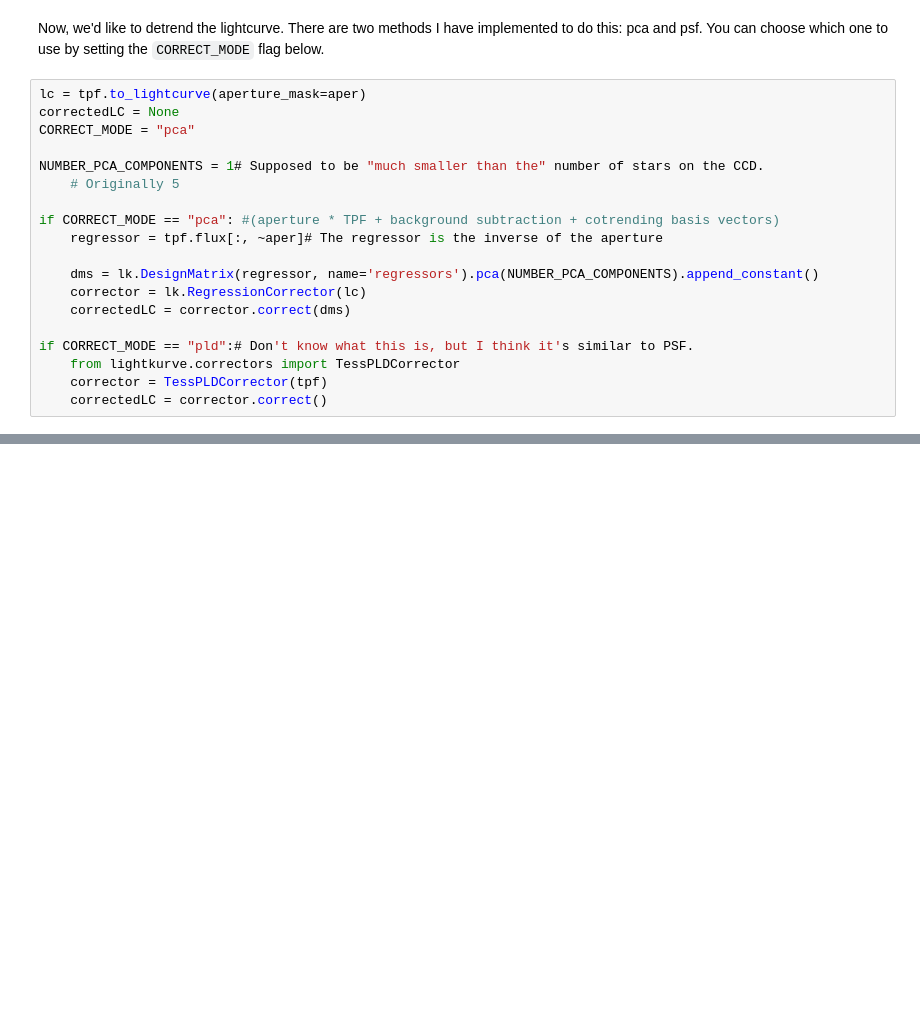
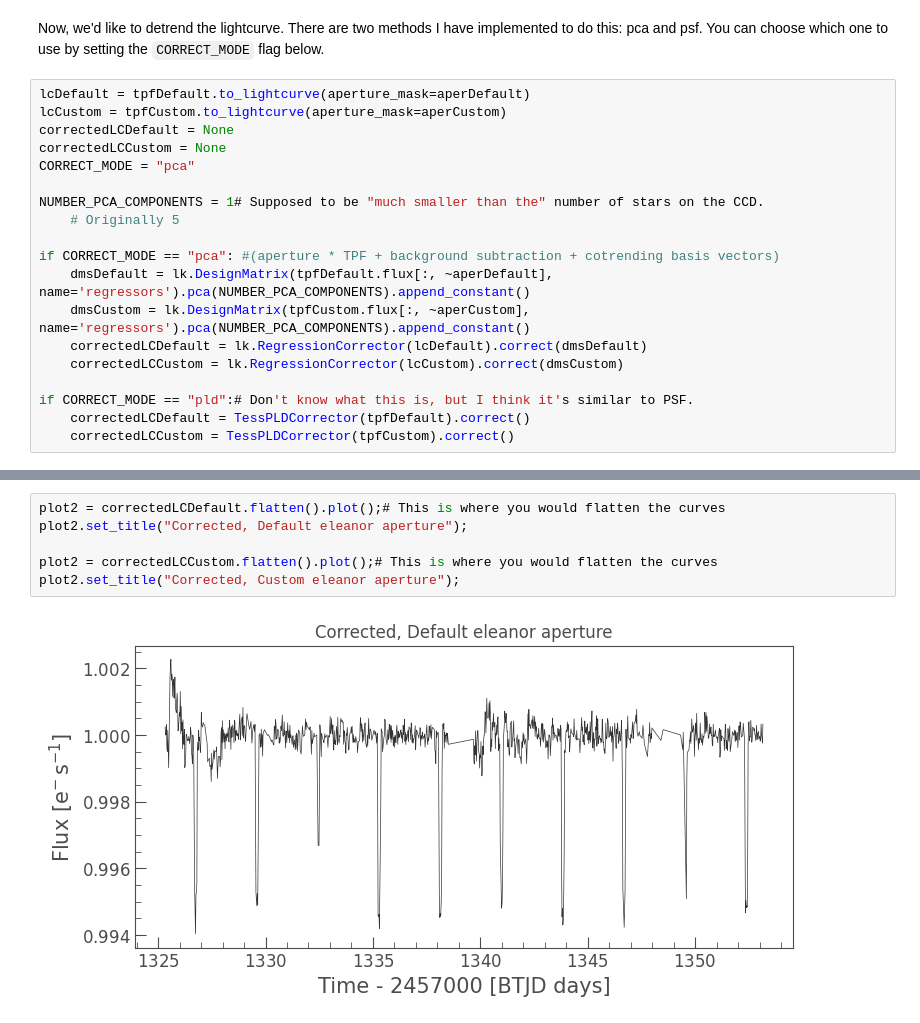
Before and after one commit to JackDinsmore/photometry-age-dating, a Jupyter notebook: detrending-eleanor.ipynb, the cells around one changed output, grey strips where cells are left out. Saved outputs shown, nothing was run; the diff lists cells and outputs as text; blank space fills up the shorter version.

```diff
--- a/detrending-eleanor.ipynb
+++ b/detrending-eleanor.ipynb
@@ -191,22 +219,22 @@ tpf.plot(aperture_mask=aper);
 # %% [markdown]
 Now, we'd like to detrend the lightcurve. There are two methods I have implemented to do this: pca and psf. You can choose which one to use by setting the `CORRECT_MODE` flag below.
 # %%
-lc = tpf.to_lightcurve(aperture_mask=aper)
-correctedLC = None
+lcDefault = tpfDefault.to_lightcurve(aperture_mask=aperDefault)
+lcCustom = tpfCustom.to_lightcurve(aperture_mask=aperCustom)
+correctedLCDefault = None
+correctedLCCustom = None
 CORRECT_MODE = "pca"
 
 NUMBER_PCA_COMPONENTS = 1# Supposed to be "much smaller than the" number of stars on the CCD.
     # Originally 5
 
 if CORRECT_MODE == "pca": #(aperture * TPF + background subtraction + cotrending basis vectors)
-    regressor = tpf.flux[:, ~aper]# The regressor is the inverse of the aperture
-
-    dms = lk.DesignMatrix(regressor, name='regressors').pca(NUMBER_PCA_COMPONENTS).append_constant()
-    corrector = lk.RegressionCorrector(lc)
-    correctedLC = corrector.correct(dms)
+    dmsDefault = lk.DesignMatrix(tpfDefault.flux[:, ~aperDefault], name='regressors').pca(NUMBER_PCA_COMPONENTS).append_constant()
+    dmsCustom = lk.DesignMatrix(tpfCustom.flux[:, ~aperCustom], name='regressors').pca(NUMBER_PCA_COMPONENTS).append_constant()
+    correctedLCDefault = lk.RegressionCorrector(lcDefault).correct(dmsDefault)
+    correctedLCCustom = lk.RegressionCorrector(lcCustom).correct(dmsCustom)
 
 if CORRECT_MODE == "pld":# Don't know what this is, but I think it's similar to PSF.
-    from lightkurve.correctors import TessPLDCorrector
-    corrector = TessPLDCorrector(tpf)
-    correctedLC = corrector.correct()
+    correctedLCDefault = TessPLDCorrector(tpfDefault).correct()
+    correctedLCCustom = TessPLDCorrector(tpfCustom).correct()
 # %% [markdown]
@@ -221,0 +242,8 @@ plot2.set_title("Corrected");
+# %%
+plot2 = correctedLCDefault.flatten().plot();# This is where you would flatten the curves
+plot2.set_title("Corrected, Default eleanor aperture");
+
+plot2 = correctedLCCustom.flatten().plot();# This is where you would flatten the curves
+plot2.set_title("Corrected, Custom eleanor aperture");
+# %% [output]
+[figure, added]
```
Also changed, not shown: parts of 17 cells of this notebook.
